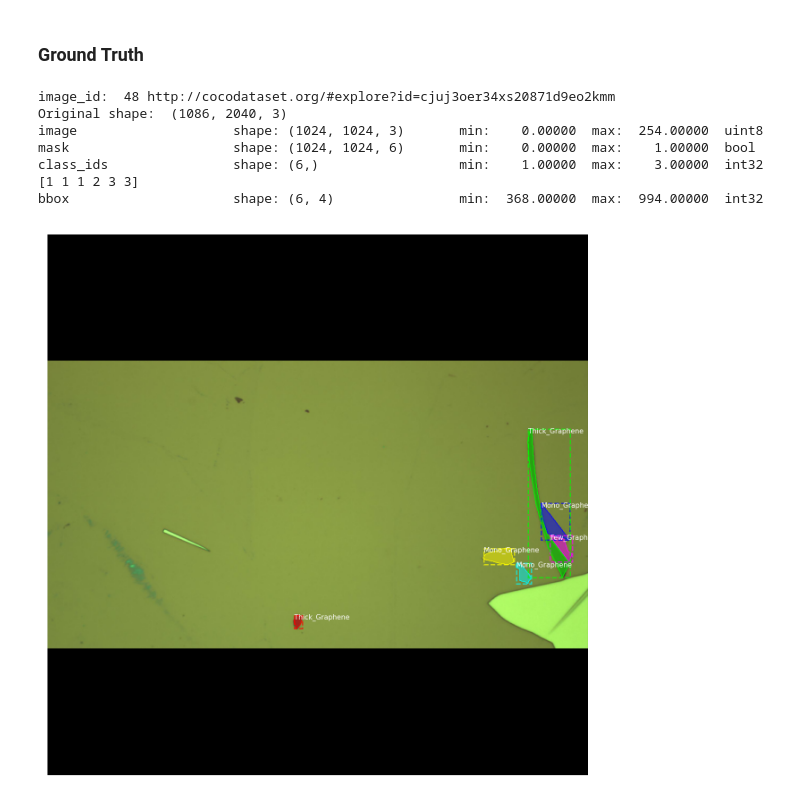
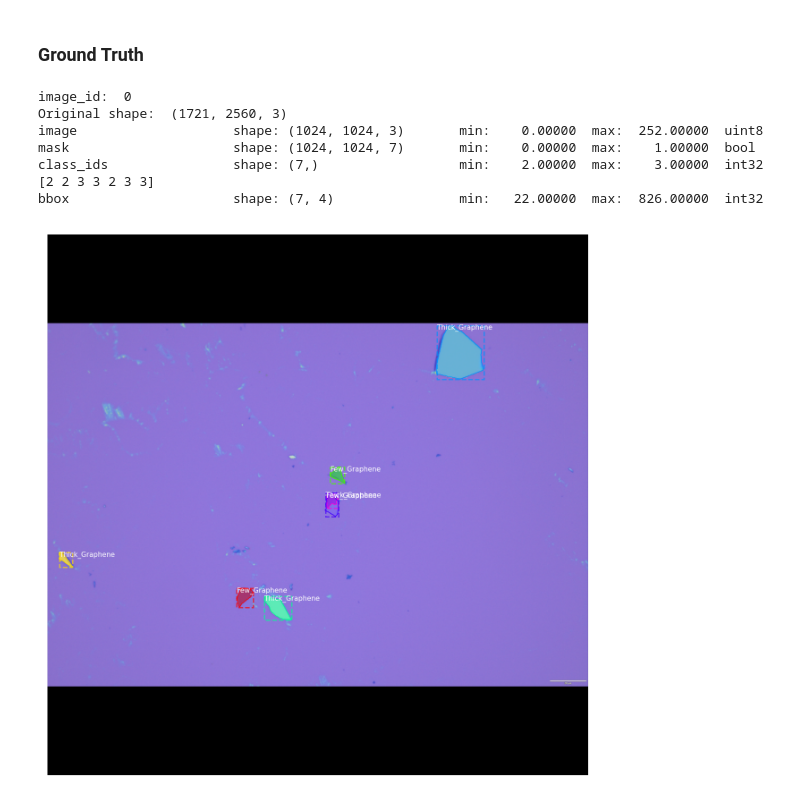
Before and after one commit to gtgottlieb/tdmms_DL, a Jupyter notebook: bep_model.ipynb, the cells around one changed output. Drawn from its saved outputs; the diff is of its cells as text; code cells hidden in the pictures.

```diff
--- a/bep_model.ipynb
+++ b/bep_model.ipynb
@@ -167,35 +149,42 @@ anchors                  shape: (1, 261888, 4)        min:   -0.35390  max:    1
 # %% [markdown]
 ### Ground Truth
 # %%
-image = dataset_tdm.load_image(image_id)
-mask, class_ids = dataset_tdm.load_mask(image_id)
+dataset_bep = bep_data.bepDataset()
+dataset_bep.load_dir(os.path.join(ROOT_DIR, 'data'), 'test', reload_annotations=True)
+dataset_bep.prepare()
+
+dataset = dataset_bep
+image_id = random.choice(dataset.image_ids)
+
+image = dataset.load_image(image_id)
+mask, class_ids = dataset.load_mask(image_id)
 original_shape = image.shape
 # Resize
 image, window, scale, padding, _ = utils.resize_image(
     image,
     min_dim=config.IMAGE_MIN_DIM,
     max_dim=config.IMAGE_MAX_DIM,
     mode=config.IMAGE_RESIZE_MODE)
 mask = utils.resize_mask(mask, scale, padding)
 # Compute Bounding box
 bbox = utils.extract_bboxes(mask)
 
 # Display image and additional stats
 print("image_id: ", image_id, dataset.image_reference(image_id))
 print("Original shape: ", original_shape)
 log("image", image)
 log("mask", mask)
 log("class_ids", class_ids)
 print(class_ids)
 log("bbox", bbox)
 # Display image and instances
 visualize.display_instances(image, bbox, mask, class_ids, dataset.class_names)
 # %% [output]
-image_id:  48 http://cocodataset.org/#explore?id=cjuj3oer34xs20871d9eo2kmm
-Original shape:  (1086, 2040, 3)
-image                    shape: (1024, 1024, 3)       min:    0.00000  max:  254.00000  uint8
-mask                     shape: (1024, 1024, 6)       min:    0.00000  max:    1.00000  bool
-class_ids                shape: (6,)                  min:    1.00000  max:    3.00000  int32
-[1 1 1 2 3 3]
-bbox                     shape: (6, 4)                min:  368.00000  max:  994.00000  int32
+image_id:  0
+Original shape:  (1721, 2560, 3)
+image                    shape: (1024, 1024, 3)       min:    0.00000  max:  252.00000  uint8
+mask                     shape: (1024, 1024, 7)       min:    0.00000  max:    1.00000  bool
+class_ids                shape: (7,)                  min:    2.00000  max:    3.00000  int32
+[2 2 3 3 2 3 3]
+bbox                     shape: (7, 4)                min:   22.00000  max:  826.00000  int32
-[figure, old version]
+[figure, new version]
```
Also changed, not shown: parts of 5 cells of this notebook, 4 other files.
